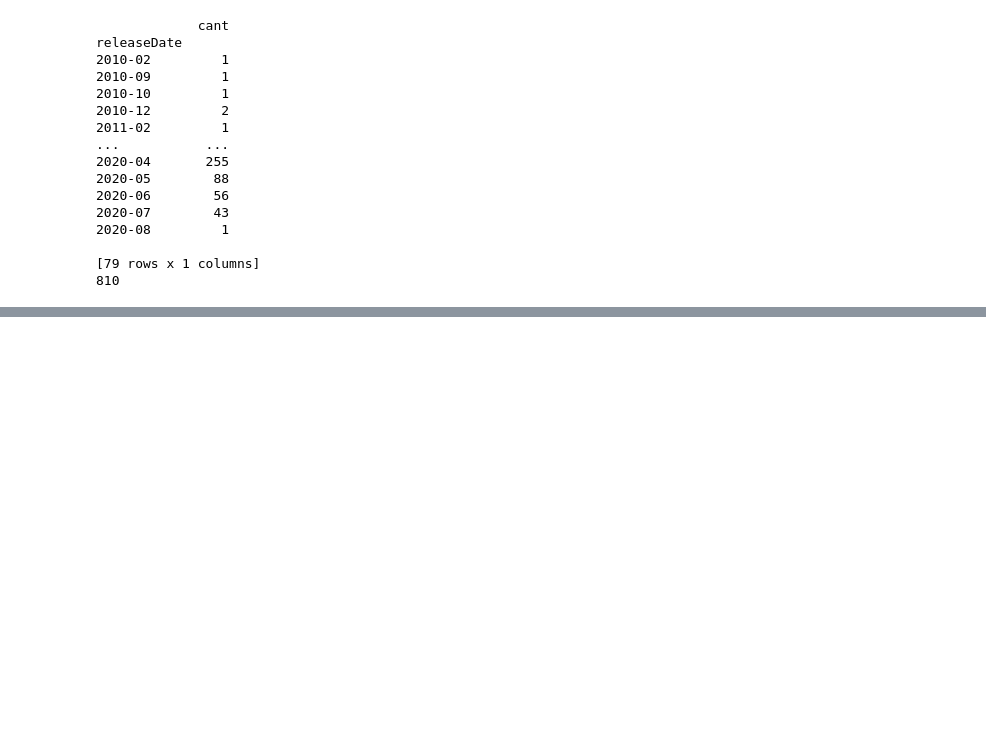
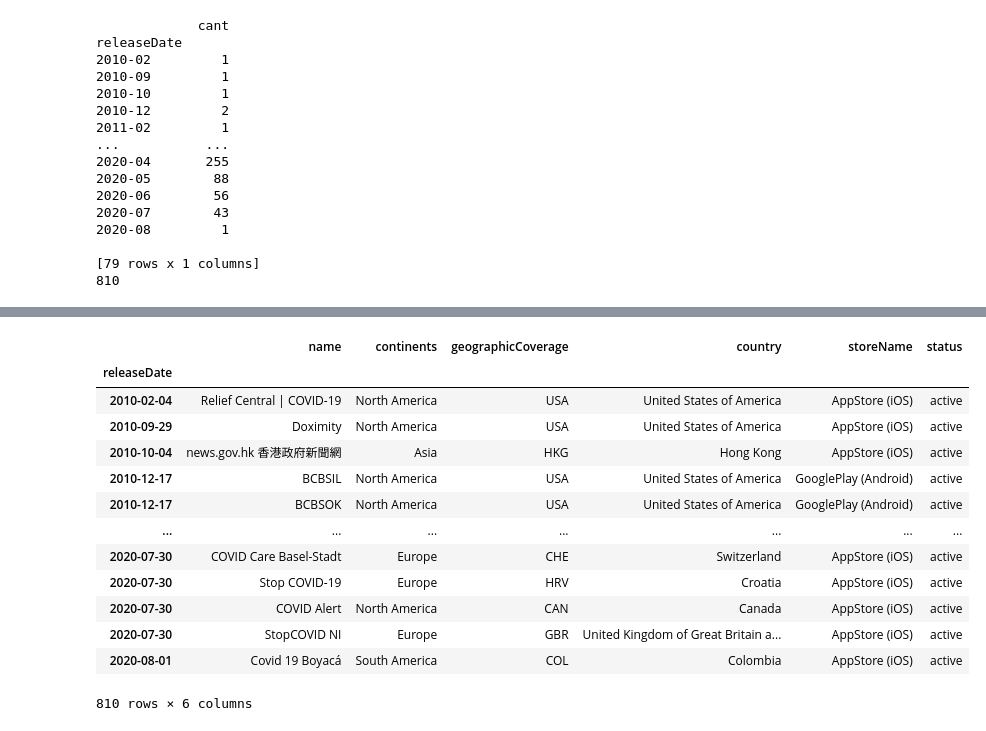
Before and after one commit to da8ah/UTPL-MobileAppDataVisualizer, a Jupyter notebook: main.ipynb, the cells around one changed output, grey strips where cells are left out. Drawn from its saved outputs; the diff is of its cells as text; code cells hidden in the pictures; blank space fills up the shorter version.

```diff
--- a/main.ipynb
+++ b/main.ipynb
@@ -103,3 +97,6 @@ releaseDate
 
 [79 rows x 1 columns]
 810
+# %%
+df_countryCodes = pd.read_csv(pathData + 'CountryCodes.csv')
+df_countryCodes
@@ -105,0 +117,13 @@ releaseDate
+# %%
+#codes = countryCodes['alpha-3'].dropna().drop_duplicates()
+#len(countryCodes['name'][countryCodes['alpha-3']=='WORLD'])
+matrixCodesAndNames = np.transpose([[code,df_countryCodes['name'][df_countryCodes['alpha-3']==code].item()]
+for code in df_index_formatted['geographicCoverage'].drop_duplicates().values
+if len(df_countryCodes['name'][df_countryCodes['alpha-3']==code]) > 0]).tolist()
+
+df_countryCodesAndNames = pd.DataFrame({
+    'geographicCoverage':matrixCodesAndNames[0],
+    'country':[name.split(',')[0].split(' (')[0] for name in matrixCodesAndNames[1]]
+}).set_index('geographicCoverage').sort_index()
+
+df_countryCodesAndNames
@@ -106,2 +145,20 @@ releaseDate
+# %%
+df_joined = df_index_formatted.join(df_countryCodesAndNames, on='geographicCoverage')[['name','continents','geographicCoverage','country','storeName','status']]
+df_joined
+# %% [output]
+|  | name | continents | geographicCoverage | country | storeName | status |
+| releaseDate |  |  |  |  |  |  |
+| 2010-02-04 | Relief Central | COVID-19 | North America | USA | United States of America | AppStore (iOS) | active |
+| 2010-09-29 | Doximity | North America | USA | United States of America | AppStore (iOS) | active |
+| 2010-10-04 | news.gov.hk 香港政府新聞網 | Asia | HKG | Hong Kong | AppStore (iOS) | active |
+| 2010-12-17 | BCBSIL | North America | USA | United States of America | GooglePlay (Android) | active |
+| 2010-12-17 | BCBSOK | North America | USA | United States of America | GooglePlay (Android) | active |
+| ... | ... | ... | ... | ... | ... | ... |
+| 2020-07-30 | COVID Care Basel-Stadt | Europe | CHE | Switzerland | AppStore (iOS) | active |
+| 2020-07-30 | Stop COVID-19 | Europe | HRV | Croatia | AppStore (iOS) | active |
+| 2020-07-30 | COVID Alert | North America | CAN | Canada | AppStore (iOS) | active |
+| 2020-07-30 | StopCOVID NI | Europe | GBR | United Kingdom of Great Britain a... | AppStore (iOS) | active |
+| 2020-08-01 | Covid 19 Boyacá | South America | COL | Colombia | AppStore (iOS) | active |
+810 rows × 6 columns
 # %%
 # List 1
```
Also changed, not shown: parts of 18 cells of this notebook, 14 other files.
